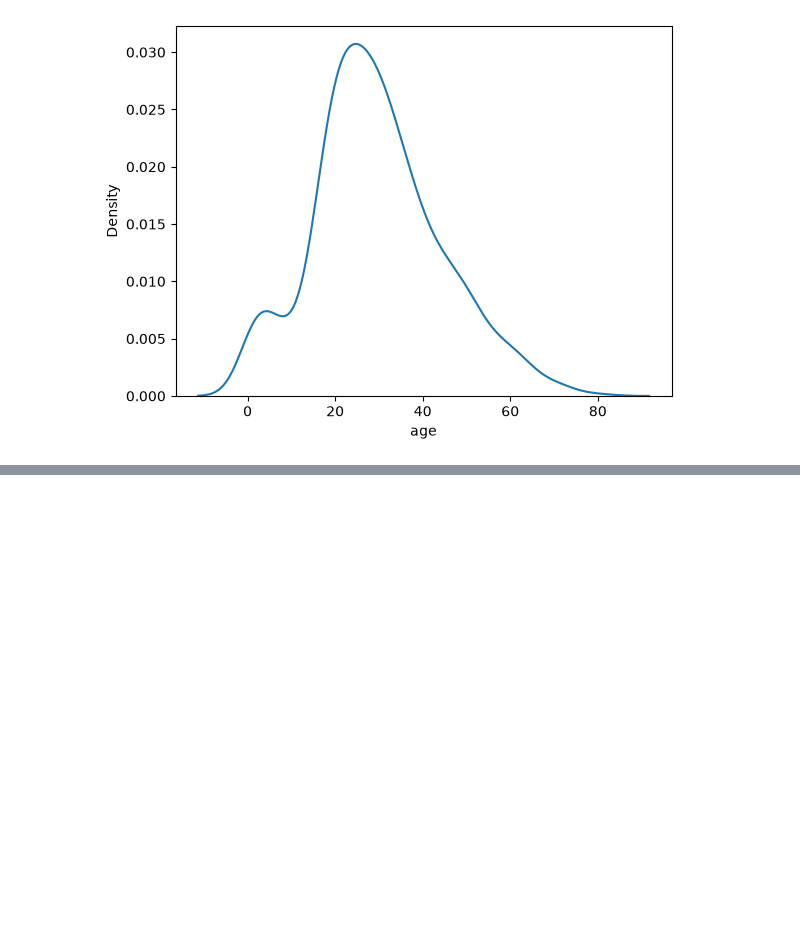
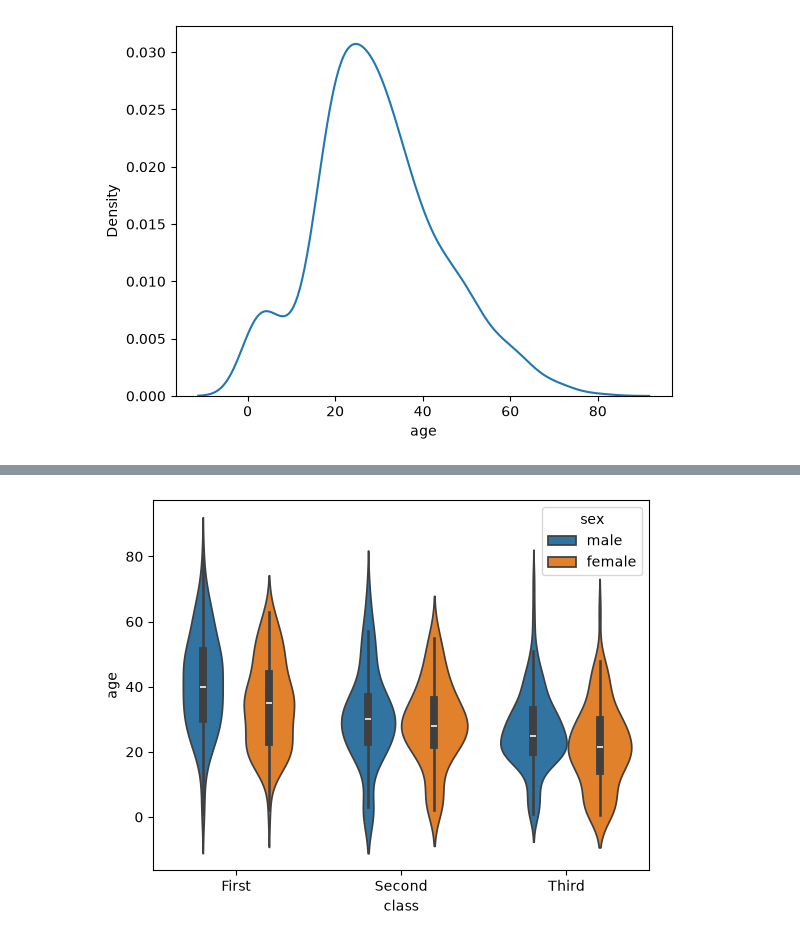
Before and after one commit to RituRai-03/Data-Visualization, a Jupyter notebook: Seaborn.ipynb, the cells around one changed output, grey strips where cells are left out. Cells and saved outputs as stored; diff of their text form; code cells hidden in the pictures; blank space fills up the shorter version.

```diff
--- a/Seaborn.ipynb
+++ b/Seaborn.ipynb
@@ -182,0 +231,11 @@ plt.show()
+# %%
+sns.violinplot(
+    data=titanic,
+    x="class",
+    y="age",
+    hue="sex"
+)
+
+plt.show()
+# %% [output]
+[figure, added]
```
Also changed, not shown: parts of 17 cells of this notebook, 1 other file.
